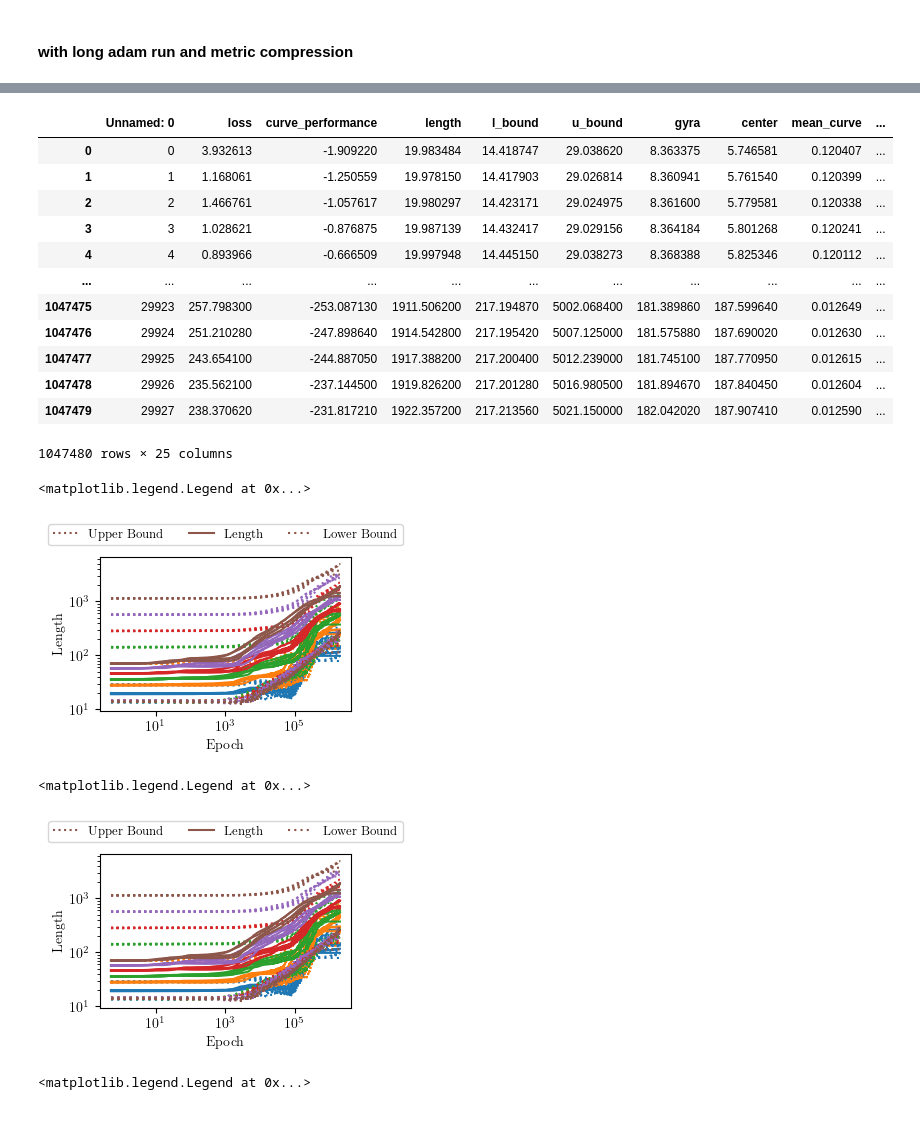
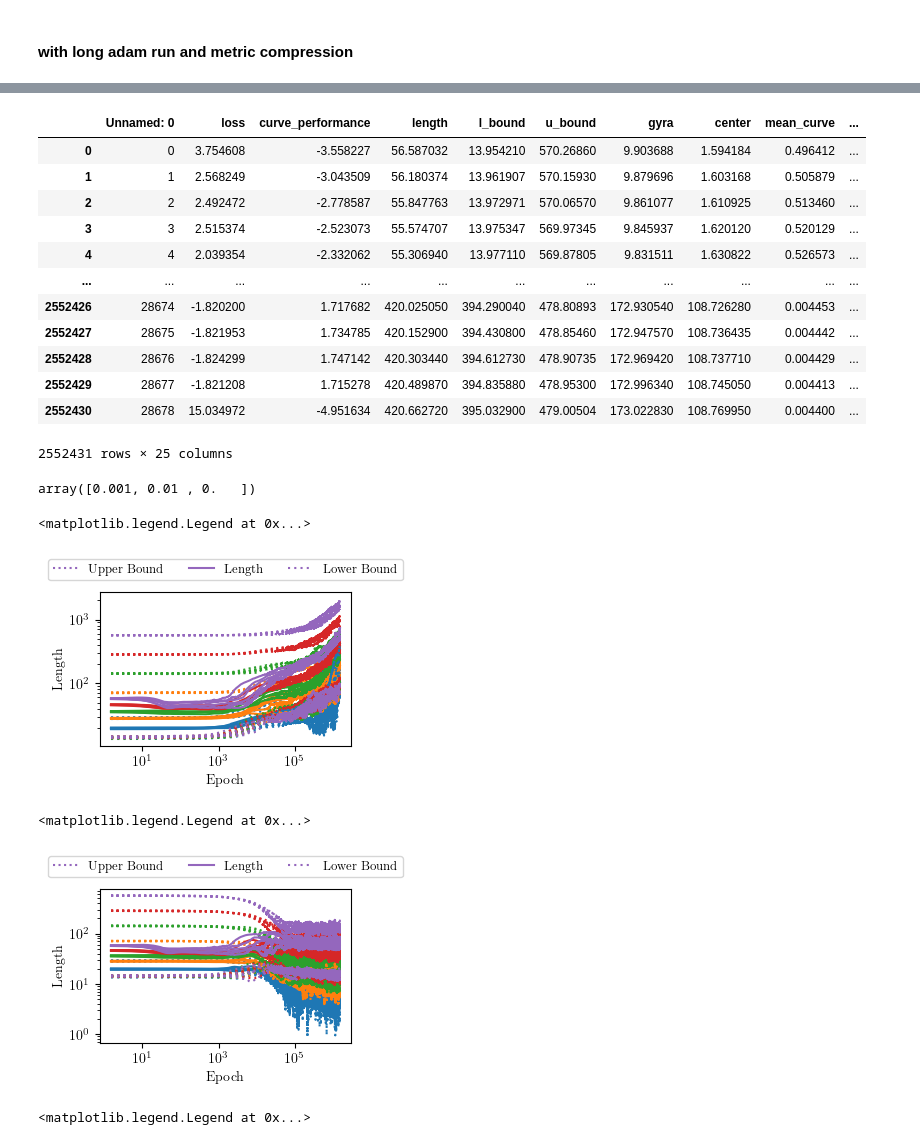
Before and after one commit to doldd/Paths-and-Ambient-Spaces, a Jupyter notebook: bezier_length_dnn.ipynb, the cells around one changed output, grey strips where cells are left out. Cells and saved outputs as stored; diff of their text form; code cells hidden in the pictures.

Commit message:
added length_equation_2_analyse

```diff
--- a/bezier_length_dnn.ipynb
+++ b/bezier_length_dnn.ipynb
@@ -401,8 +401,8 @@ for c in df_clean.columns:
 api = wandb.Api()
 results = []
 
-for s in ["9ert25av", "dt842zq4"]: # adam
-# for s in ["3v6lgdgf", "wbd1wu3v"]:  # sgd
+# for s in ["9ert25av", "dt842zq4"]: # adam
+for s in ["3v6lgdgf", "wbd1wu3v"]:  # sgd
 # for s in ["xqdohkno",]:  # long adam
     t_run = tqdm(api.sweep(f"ddold/subspace_bezier_length_dnn/{s}").runs)
     t_run.set_description(s)
@@ -621,7 +621,9 @@ api = wandb.Api()
 results = []
 
 # for s in ["xqdohkno", 's0cak6eg']:  # long adam
-for s in ["eml6tnmw",]:  # long adam
+# for s in ["eml6tnmw",]:  # long adam -> used in current paper version
+# for s in ["fv21dvee",]:  # sgd uniform S optim
+for s in ["gkqgbtok",]:  # adam uniform S optim
     t_run = tqdm(api.sweep(f"ddold/subspace_bezier_length_dnn/{s}").runs)
     t_run.set_description(s)
     for run in t_run:
@@ -653,0 +672,3 @@ Skipping eternal-sweep-4 because it is not finished
+# %%
+df_epoch.dropna(inplace=True)
+df_epoch
@@ -671,24 +706,29 @@ df_epoch['log_rolling_valid_loss'] = df_epoch.groupby(
 df_epoch
 # %% [output]
 |  | Unnamed: 0 | loss | curve_performance | length | l_bound | u_bound | gyra | center | mean_curve | ... |
-| 0 | 0 | 3.932613 | -1.909220 | 19.983484 | 14.418747 | 29.038620 | 8.363375 | 5.746581 | 0.120407 | ... |
-| 1 | 1 | 1.168061 | -1.250559 | 19.978150 | 14.417903 | 29.026814 | 8.360941 | 5.761540 | 0.120399 | ... |
-| 2 | 2 | 1.466761 | -1.057617 | 19.980297 | 14.423171 | 29.024975 | 8.361600 | 5.779581 | 0.120338 | ... |
-| 3 | 3 | 1.028621 | -0.876875 | 19.987139 | 14.432417 | 29.029156 | 8.364184 | 5.801268 | 0.120241 | ... |
-| 4 | 4 | 0.893966 | -0.666509 | 19.997948 | 14.445150 | 29.038273 | 8.368388 | 5.825346 | 0.120112 | ... |
+| 0 | 0 | 3.754608 | -3.558227 | 56.587032 | 13.954210 | 570.26860 | 9.903688 | 1.594184 | 0.496412 | ... |
+| 1 | 1 | 2.568249 | -3.043509 | 56.180374 | 13.961907 | 570.15930 | 9.879696 | 1.603168 | 0.505879 | ... |
+| 2 | 2 | 2.492472 | -2.778587 | 55.847763 | 13.972971 | 570.06570 | 9.861077 | 1.610925 | 0.513460 | ... |
+| 3 | 3 | 2.515374 | -2.523073 | 55.574707 | 13.975347 | 569.97345 | 9.845937 | 1.620120 | 0.520129 | ... |
+| 4 | 4 | 2.039354 | -2.332062 | 55.306940 | 13.977110 | 569.87805 | 9.831511 | 1.630822 | 0.526573 | ... |
 | ... | ... | ... | ... | ... | ... | ... | ... | ... | ... | ... |
-| 1047475 | 29923 | 257.798300 | -253.087130 | 1911.506200 | 217.194870 | 5002.068400 | 181.389860 | 187.599640 | 0.012649 | ... |
-| 1047476 | 29924 | 251.210280 | -247.898640 | 1914.542800 | 217.195420 | 5007.125000 | 181.575880 | 187.690020 | 0.012630 | ... |
-| 1047477 | 29925 | 243.654100 | -244.887050 | 1917.388200 | 217.200400 | 5012.239000 | 181.745100 | 187.770950 | 0.012615 | ... |
-| 1047478 | 29926 | 235.562100 | -237.144500 | 1919.826200 | 217.201280 | 5016.980500 | 181.894670 | 187.840450 | 0.012604 | ... |
-| 1047479 | 29927 | 238.370620 | -231.817210 | 1922.357200 | 217.213560 | 5021.150000 | 182.042020 | 187.907410 | 0.012590 | ... |
+| 2552426 | 28674 | -1.820200 | 1.717682 | 420.025050 | 394.290040 | 478.80893 | 172.930540 | 108.726280 | 0.004453 | ... |
+| 2552427 | 28675 | -1.821953 | 1.734785 | 420.152900 | 394.430800 | 478.85460 | 172.947570 | 108.736435 | 0.004442 | ... |
+| 2552428 | 28676 | -1.824299 | 1.747142 | 420.303440 | 394.612730 | 478.90735 | 172.969420 | 108.737710 | 0.004429 | ... |
+| 2552429 | 28677 | -1.821208 | 1.715278 | 420.489870 | 394.835880 | 478.95300 | 172.996340 | 108.745050 | 0.004413 | ... |
+| 2552430 | 28678 | 15.034972 | -4.951634 | 420.662720 | 395.032900 | 479.00504 | 173.022830 | 108.769950 | 0.004400 | ... |
-1047480 rows × 25 columns
+2552431 rows × 25 columns
+# %%
+df_epoch['WeightDecay'].unique()
+# %% [output]
+array([0.001, 0.01 , 0.   ])
 # %%
-ax = sns.lineplot(data=df_epoch, x='epoch', y='u_bound', hue="NumSpace", linestyle=':',
+df_sub = df_epoch[df_epoch['WeightDecay'] == 0.]
+ax = sns.lineplot(data=df_sub, x='epoch', y='u_bound', hue="NumSpace", linestyle=':',
                   label="Upper Bound", legend=False, palette='tab10', estimator=None, units='Id')
-ax = sns.lineplot(data=df_epoch, x='epoch', y='length', hue="NumSpace", linestyle='-',
+ax = sns.lineplot(data=df_sub, x='epoch', y='length', hue="NumSpace", linestyle='-',
                   ax=ax, label="Length", legend=False, palette='tab10', estimator=None, units='Id')
-ax = sns.lineplot(data=df_epoch, x='epoch', y='l_bound', hue="NumSpace", linestyle=(0,(1,2)),
+ax = sns.lineplot(data=df_sub, x='epoch', y='l_bound', hue="NumSpace", linestyle=(0,(1,2)),
                   ax=ax, label="Lower Bound", legend=False, palette='tab10', estimator=None, units='Id')
 ax.set_yscale('log')
 ax.set_xscale('log')
@@ -703,29 +743,31 @@ ax.legend(by_label.values(), by_label.keys(), loc="upper center", bbox_to_anchor
 # plt.tight_layout()
 # %% [output]
 <matplotlib.legend.Legend at 0x...>
-[figure, old version]
+[figure, new version]
 # %%
-ax = sns.lineplot(data=df_epoch, x='epoch', y='u_bound', hue="NumSpace", linestyle=':',
+# with weight decay
+df_sub = df_epoch[df_epoch['WeightDecay'] == 0.01]
+ax = sns.lineplot(data=df_sub, x='epoch', y='u_bound', hue="NumSpace", linestyle=':',
                   label="Upper Bound", legend=False, palette='tab10', estimator=None, units='Id')
-ax = sns.lineplot(data=df_epoch, x='epoch', y='length', hue="NumSpace", linestyle='-',
+ax = sns.lineplot(data=df_sub, x='epoch', y='length', hue="NumSpace", linestyle='-',
                   ax=ax, label="Length", legend=False, palette='tab10', estimator=None, units='Id')
-ax = sns.lineplot(data=df_epoch, x='epoch', y='l_bound', hue="NumSpace", linestyle=(0, (1, 2)),
+ax = sns.lineplot(data=df_sub, x='epoch', y='l_bound', hue="NumSpace", linestyle=(0, (1, 2)),
                   ax=ax, label="Lower Bound", legend=False, palette='tab10', estimator=None, units='Id')
 ax.set_yscale('log')
 ax.set_xscale('log')
 ax.set_ylabel("Length")
 ax.set_xlabel("Epoch")
 # ax.set_ylim(1e1, 1e3)
 
 # Add legend for each lineplot
 handles, labels = ax.get_legend_handles_labels()
 by_label = dict(zip(labels, handles))
 ax.legend(by_label.values(), by_label.keys(),
           loc="upper center", bbox_to_anchor=(0.5, 1.25), ncol=3)
 # plt.tight_layout()
 # %% [output]
 <matplotlib.legend.Legend at 0x...>
-[figure, old version]
+[figure, new version]
 # %%
 ax = sns.lineplot(data=df_epoch, x='epoch', y='length',
                   hue="NumSpace", estimator=None, units='Id', palette='tab10')
```
Also changed, not shown: parts of 15 cells of this notebook, 3 other files.
